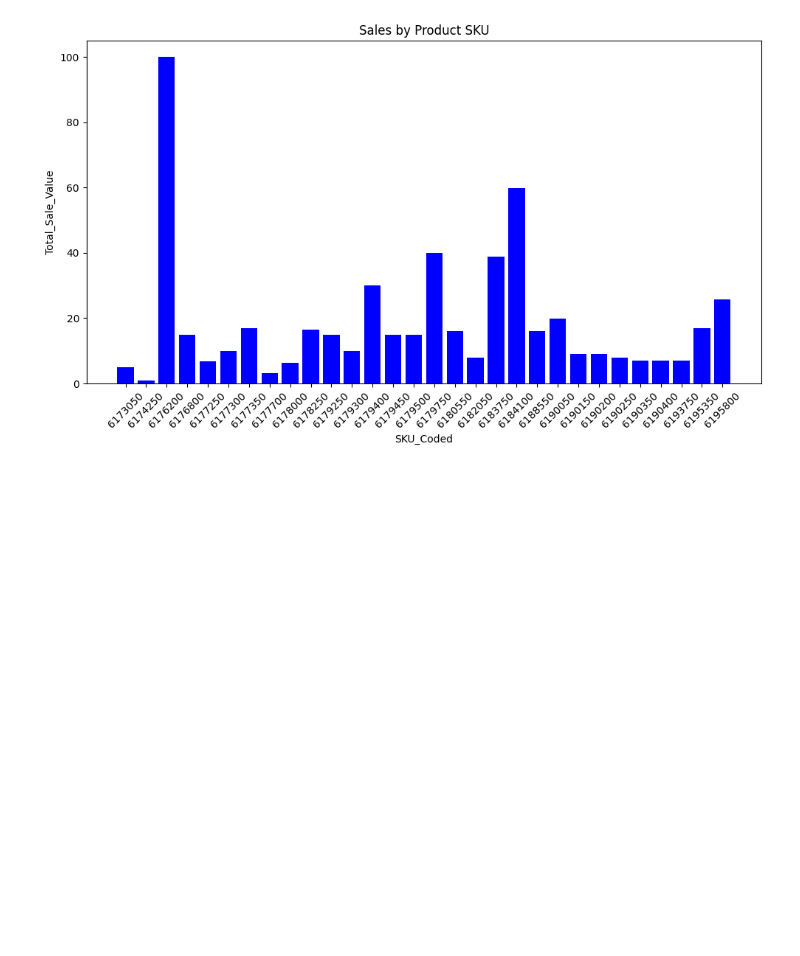
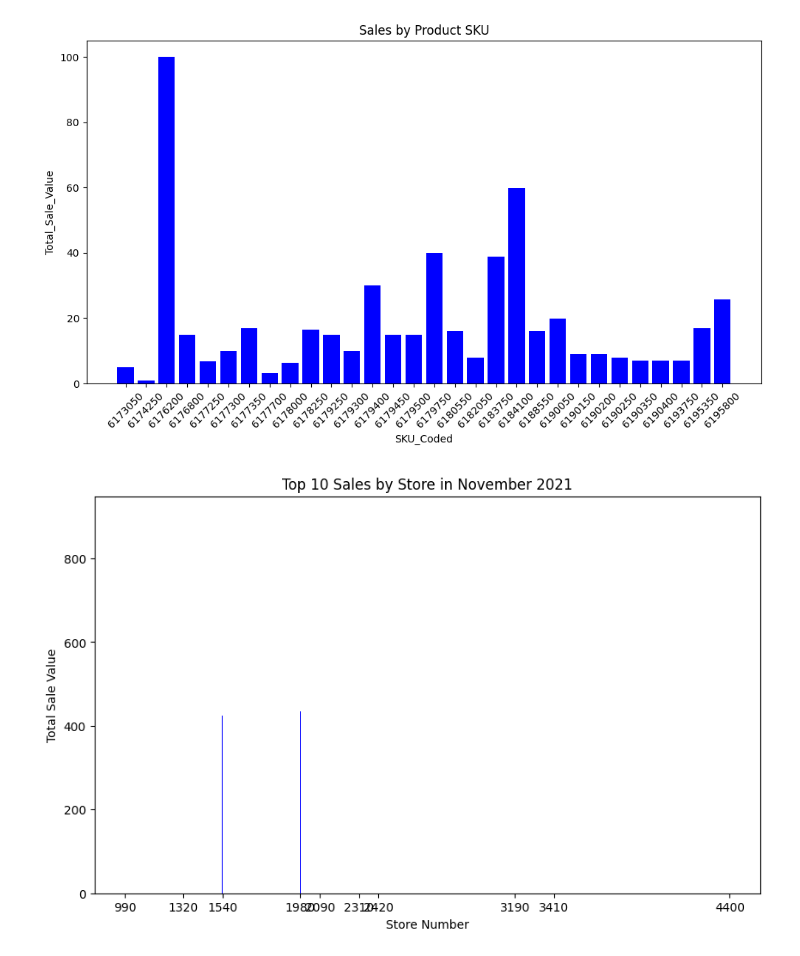
Before and after one commit to EzequielGhR/goProjects, a Jupyter notebook: openaiAgent/pythonOutput/debug.ipynb, the cells around one changed output. Saved outputs shown, nothing was run; the diff lists cells and outputs as text; code cells hidden in the pictures; blank space fills up the shorter version.

```diff
--- a/openaiAgent/pythonOutput/debug.ipynb
+++ b/openaiAgent/pythonOutput/debug.ipynb
@@ -38,3 +38,26 @@ plt.tight_layout()
 plt.show()
 # %% [output]
 [figure]
+# %%
+import matplotlib.pyplot as plt
+
+# Data
+data = {
+    'Store_Number': [2420, 2310, 990, 1320, 4400, 2090, 1980, 1540, 3190, 3410],
+    'Total_Sale_Value': [903.19, 703.59, 603.79, 603.53, 539.94, 459.08, 434.11, 424.15, 409.18, 407.32]
+}
+
+# Create bar chart
+plt.figure(figsize=(10, 6))
+plt.bar(data['Store_Number'], data['Total_Sale_Value'], color='blue')
+
+# Title and labels
+plt.title('Top 10 Sales by Store in November 2021')
+plt.xlabel('Store Number')
+plt.ylabel('Total Sale Value')
+
+# Show the chart
+plt.xticks(data['Store_Number'])
+plt.show()
+# %% [output]
+[figure, added]
```
Also changed, not shown: 4 other files.
